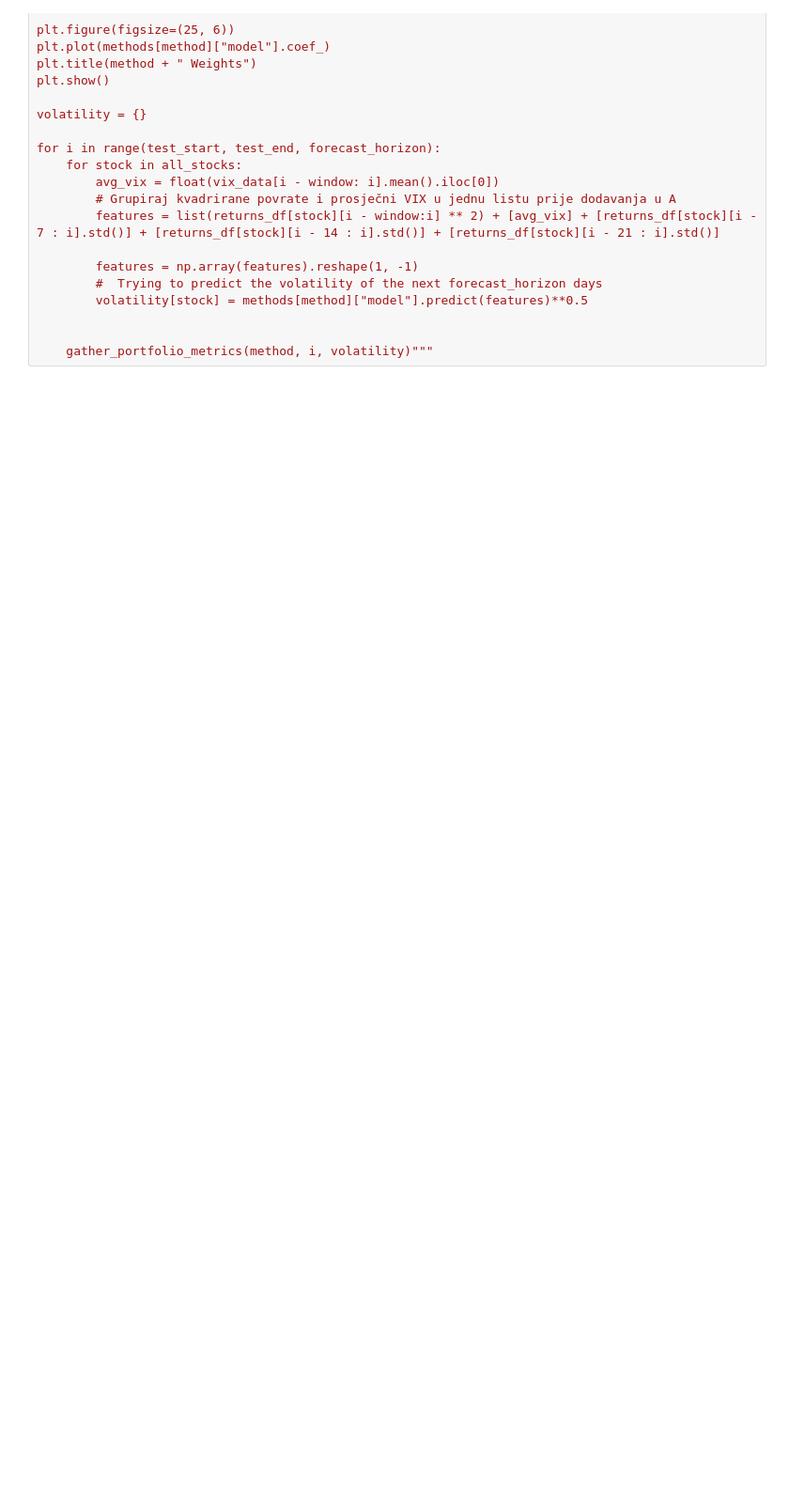
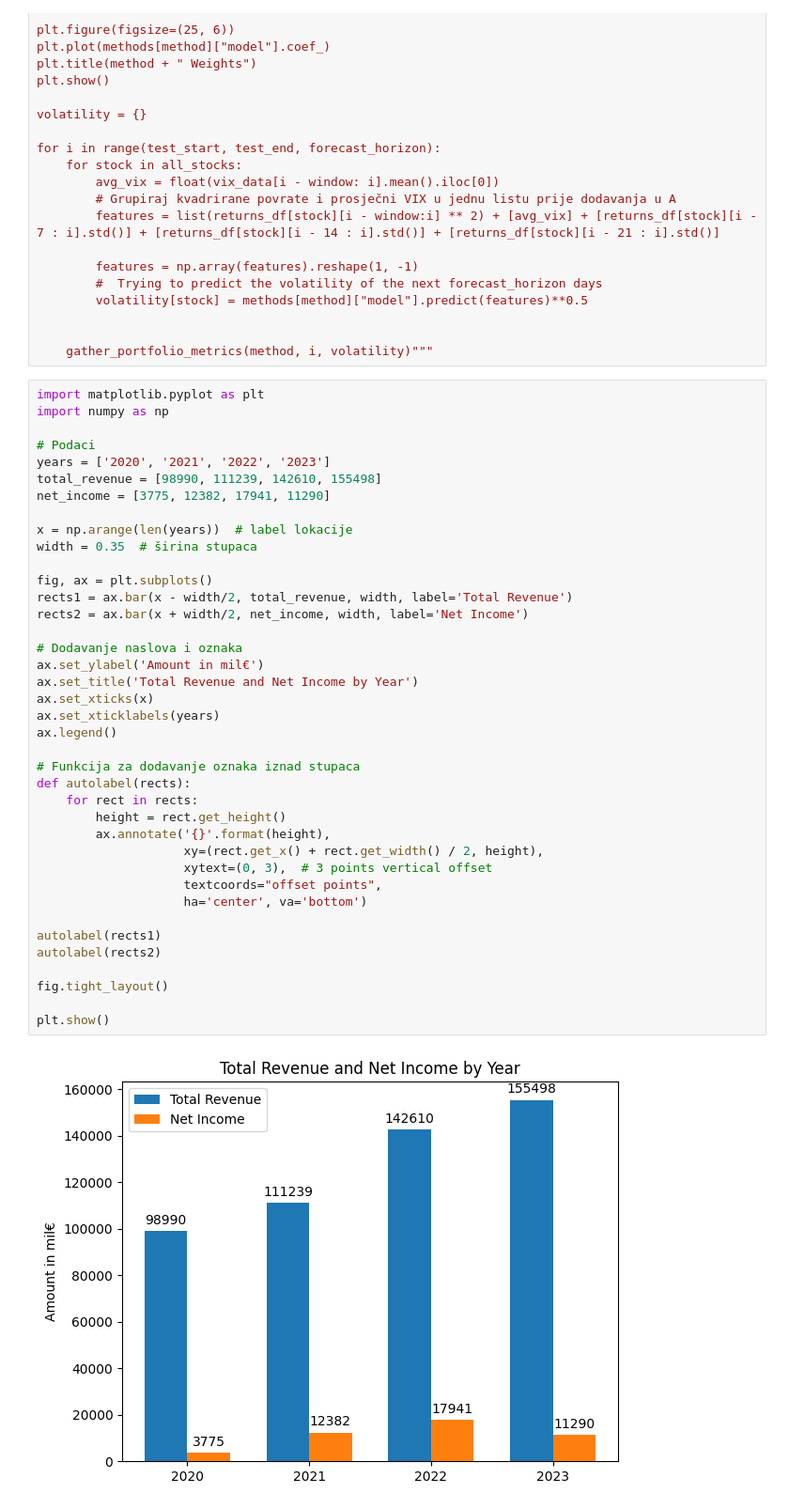
Before and after one commit to PapakMate/SVFT, a Jupyter notebook: pomocni.ipynb, the cells around one changed output. Shown: that part at 94% size. Drawn from its saved outputs; the diff is of its cells as text; blank space fills up the shorter version.

```diff
--- a/pomocni.ipynb
+++ b/pomocni.ipynb
@@ -151,3 +151,44 @@ for i in range(test_start, test_end, forecast_horizon):
 
 
     gather_portfolio_metrics(method, i, volatility)"""
+# %%
+import matplotlib.pyplot as plt
+import numpy as np
+
+# Podaci
+years = ['2020', '2021', '2022', '2023']
+total_revenue = [98990, 111239, 142610, 155498]
+net_income = [3775, 12382, 17941, 11290]
+
+x = np.arange(len(years))  # label lokacije
+width = 0.35  # širina stupaca
+
+fig, ax = plt.subplots()
+rects1 = ax.bar(x - width/2, total_revenue, width, label='Total Revenue')
+rects2 = ax.bar(x + width/2, net_income, width, label='Net Income')
+
+# Dodavanje naslova i oznaka
+ax.set_ylabel('Amount in mil€')
+ax.set_title('Total Revenue and Net Income by Year')
+ax.set_xticks(x)
+ax.set_xticklabels(years)
+ax.legend()
+
+# Funkcija za dodavanje oznaka iznad stupaca
+def autolabel(rects):
+    for rect in rects:
+        height = rect.get_height()
+        ax.annotate('{}'.format(height),
+                    xy=(rect.get_x() + rect.get_width() / 2, height),
+                    xytext=(0, 3),  # 3 points vertical offset
+                    textcoords="offset points",
+                    ha='center', va='bottom')
+
+autolabel(rects1)
+autolabel(rects2)
+
+fig.tight_layout()
+
+plt.show()
+# %% [output]
+[figure, added]
```
Also changed, not shown: parts of 1 cell of this notebook, 3 other files.
